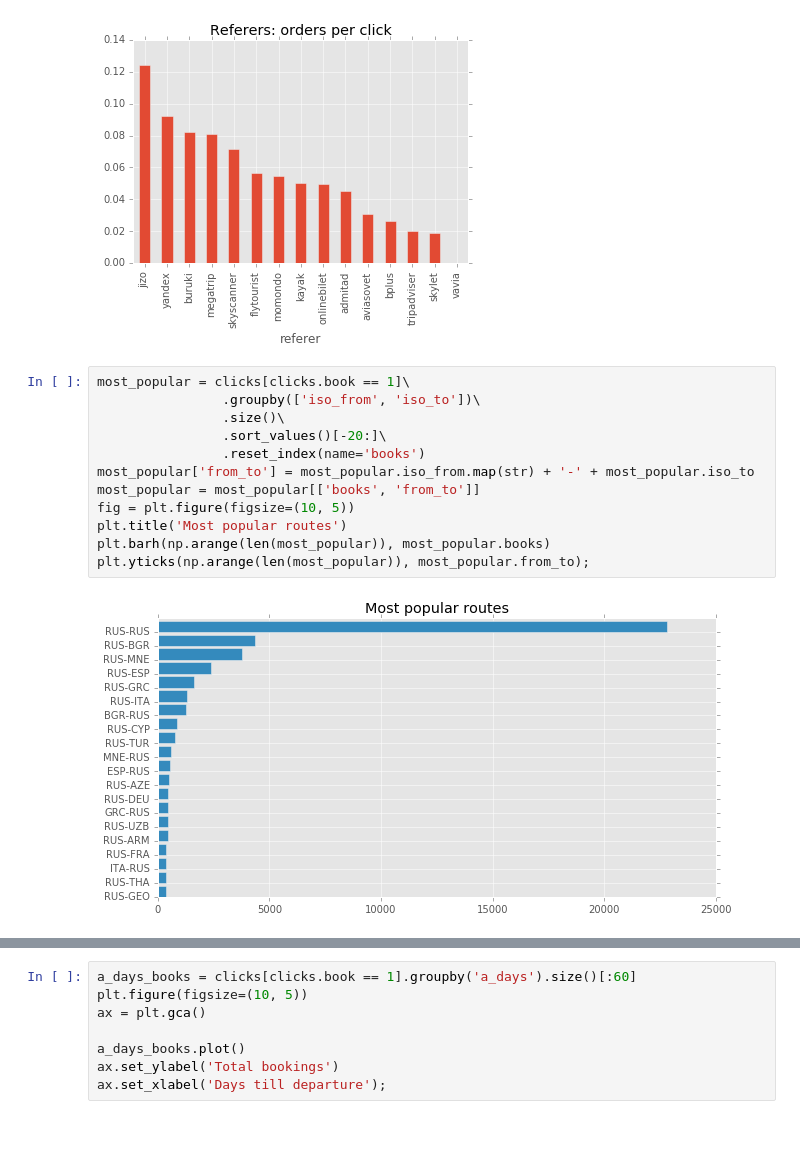
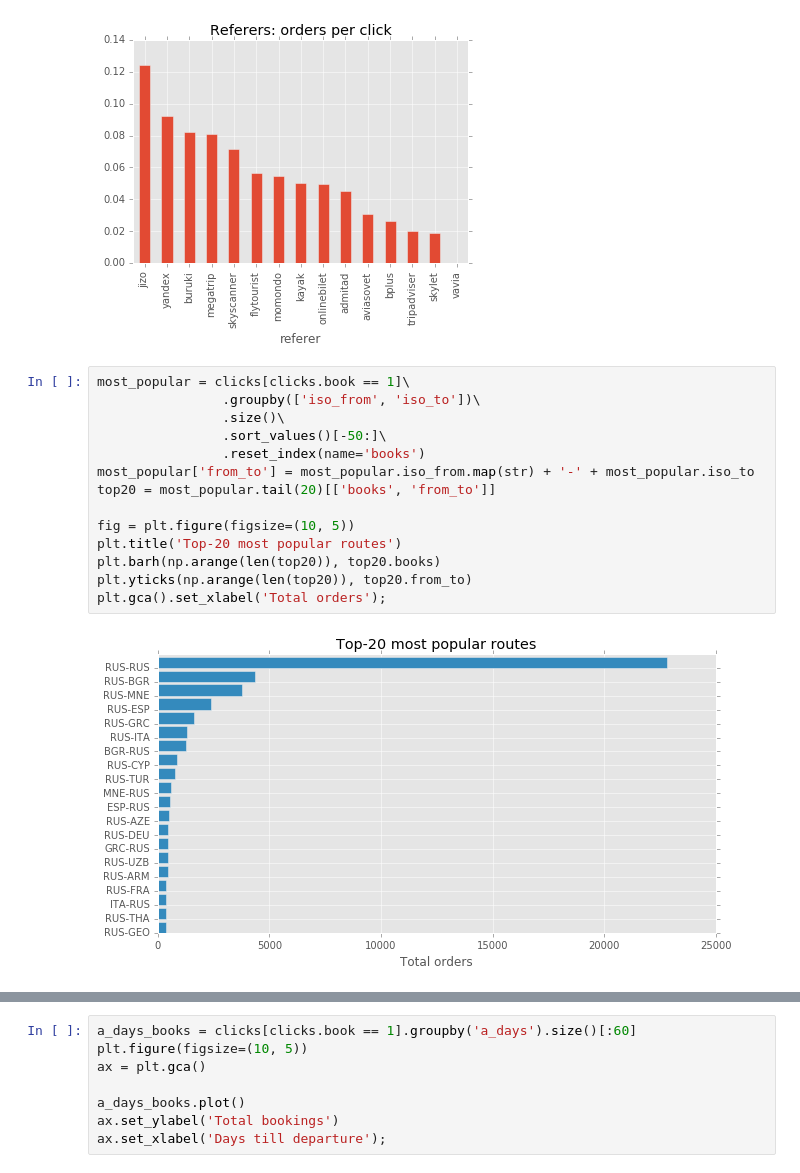
Before and after one commit to tema-popov/clicks, a Jupyter notebook: clicks.ipynb, the cells around one changed output, grey strips where cells are left out. Drawn from its saved outputs; the diff is of its cells as text; blank space fills up the shorter version.

Commit message:
opc by route

```diff
--- a/clicks.ipynb
+++ b/clicks.ipynb
@@ -55,14 +57,16 @@ _ = referers.plot(kind='bar', title='Referers: orders per click')
 # %%
 most_popular = clicks[clicks.book == 1]\
                 .groupby(['iso_from', 'iso_to'])\
                 .size()\
-                .sort_values()[-20:]\
+                .sort_values()[-50:]\
                 .reset_index(name='books')
 most_popular['from_to'] = most_popular.iso_from.map(str) + '-' + most_popular.iso_to
-most_popular = most_popular[['books', 'from_to']]
+top20 = most_popular.tail(20)[['books', 'from_to']]
+
 fig = plt.figure(figsize=(10, 5))
-plt.title('Most popular routes')
-plt.barh(np.arange(len(most_popular)), most_popular.books)
-plt.yticks(np.arange(len(most_popular)), most_popular.from_to);
+plt.title('Top-20 most popular routes')
+plt.barh(np.arange(len(top20)), top20.books)
+plt.yticks(np.arange(len(top20)), top20.from_to)
+plt.gca().set_xlabel('Total orders');
 # %% [output]
-[figure, old version]
+[figure, new version]
```
Also changed, not shown: parts of 3 cells of this notebook.
